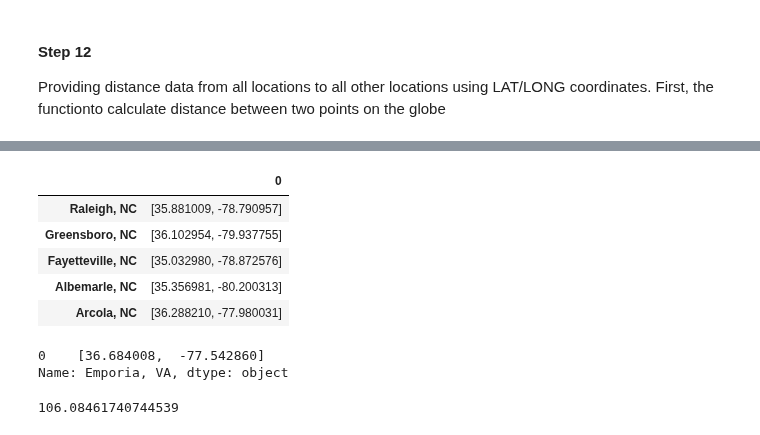
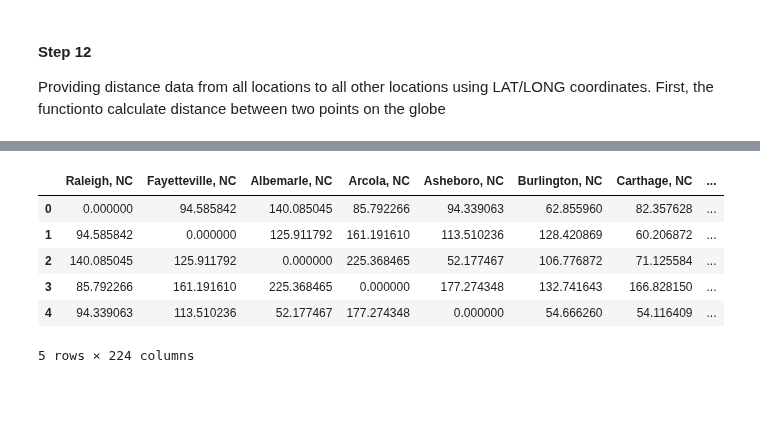
Before and after one commit to lilfetz22/NCRainfallPredictions_CAP1, a Jupyter notebook: Capstone Project 1.ipynb, the cells around one changed output, grey strips where cells are left out. Drawn from its saved outputs; the diff is of its cells as text; code cells hidden in the pictures; blank space fills up the shorter version.

```diff
--- a/Capstone Project 1.ipynb
+++ b/Capstone Project 1.ipynb
@@ -312,23 +288,22 @@ latlongsplit[0]
-# %%
-latlongdf = pd.DataFrame(latlongsplit)
-latlongdf = latlongdf.drop('Unnamed: 0')
-latlongdf.head()
-# %% [output]
-|  | 0 |
-| Raleigh, NC | [35.881009, -78.790957] |
-| Greensboro, NC | [36.102954, -79.937755] |
-| Fayetteville, NC | [35.032980, -78.872576] |
-| Albemarle, NC | [35.356981, -80.200313] |
-| Arcola, NC | [36.288210, -77.980031] |
-# %%
-for i in range(225):
-    lat1, long1, lat2, long2 = float(latlongsplit[i][0]), float(latlongsplit[i][1]), float(latlongsplit[i+1][0]), float(latlongsplit[i+1][1])
-# %%
-latlongdf.iloc[224]
-# %% [output]
-0    [36.684008,  -77.542860]
-Name: Emporia, VA, dtype: object
-# %%
-haversine(long1, lat1, long2, lat2)
-# %% [output]
-106.08461740744539
+# %%
+latlongdf = pd.DataFrame(latlongsplit)
+latlongdf = latlongdf.drop(['Unnamed: 0','Raleigh AP, NC', 'Greensboro, NC', ' WILMINGTON 7 N, NC','LUMBERTON, NC','MYRTLE BEACH, SC','CHARLOTTE DOUGLAS AIRPORT, NC','GRNVL SPART INTL AP, SC','PICKENS, SC',' MT. MITCHELL, NC',' Caesars Head Area, SC'])
+# %%
+distdf = pd.DataFrame(columns=latlongdf.index)
+row = {}
+for i in range(224):
+    lat1, long1 = float(latlongdf.iloc[i][0][0]), float(latlongdf.iloc[i][0][1])
+    for b in range(224):
+        lat2, long2 = float(latlongdf.iloc[b][0][0]), float(latlongdf.iloc[b][0][1])
+        dist = haversine(long1, lat1, long2, lat2)
+        row[latlongdf.index[b]] = dist
+    distdf = distdf.append(row, ignore_index=True)
+distdf.head()
+# %% [output]
+|  | Raleigh, NC | Fayetteville, NC | Albemarle, NC | Arcola, NC | Asheboro, NC | Burlington, NC | Carthage, NC | ... |
+| 0 | 0.000000 | 94.585842 | 140.085045 | 85.792266 | 94.339063 | 62.855960 | 82.357628 | ... |
+| 1 | 94.585842 | 0.000000 | 125.911792 | 161.191610 | 113.510236 | 128.420869 | 60.206872 | ... |
+| 2 | 140.085045 | 125.911792 | 0.000000 | 225.368465 | 52.177467 | 106.776872 | 71.125584 | ... |
+| 3 | 85.792266 | 161.191610 | 225.368465 | 0.000000 | 177.274348 | 132.741643 | 166.828150 | ... |
+| 4 | 94.339063 | 113.510236 | 52.177467 | 177.274348 | 0.000000 | 54.666260 | 54.116409 | ... |
+5 rows × 224 columns
```
Also changed, not shown: parts of 8 cells of this notebook.
